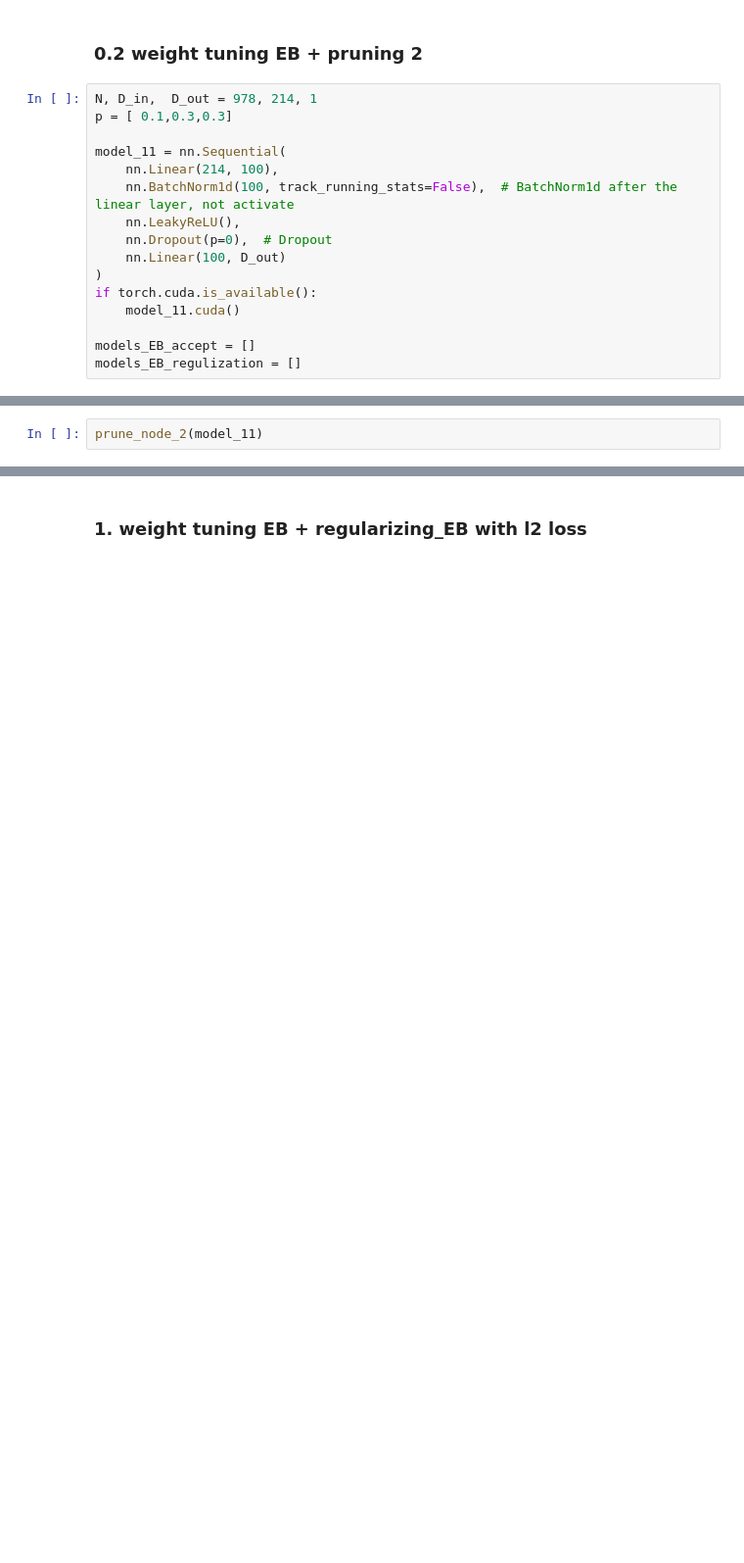
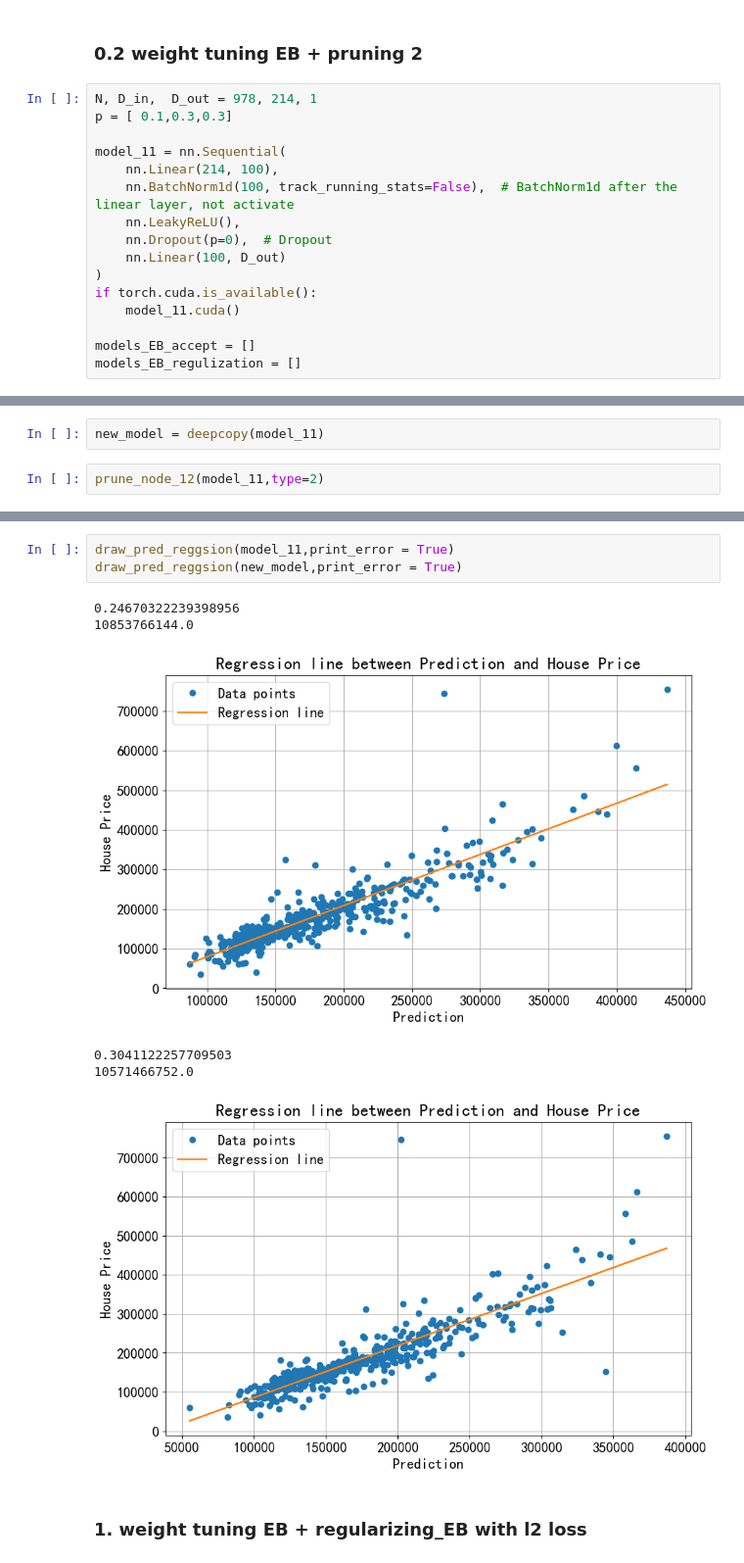
Before and after one commit to IanKu304/New_Learning_Algorithm_HW_SalePrice_predict, a Jupyter notebook: for presentation.ipynb, the cells around one changed output, grey strips where cells are left out. Shown at 98% size. Saved outputs shown, nothing was run; the diff lists cells and outputs as text; blank space fills up the shorter version.

```diff
--- a/for presentation.ipynb
+++ b/for presentation.ipynb
@@ -479,2 +540,0 @@ draw_pred_reggsion(model_11,print_error = True)
-# %%
-prune_node_2(model_11)
@@ -498,0 +541,4 @@ Epoch 43: Loss In 0.0619
+# %%
+new_model = deepcopy(model_11)
+# %%
+prune_node_12(model_11,type=2)
@@ -499,3 +570,13 @@ Epoch 43: Loss In 0.0619
+# %%
+draw_pred_reggsion(model_11,print_error = True)
+draw_pred_reggsion(new_model,print_error = True)
+# %% [output]
+0.24670322239398956
+10853766144.0
+[figure, added]
+0.3041122257709503
+10571466752.0
+[figure, added]
 # %% [markdown]
 ### 1. weight tuning EB  + regularizing_EB with l2  loss
 # %% [markdown]
```
Also changed, not shown: parts of 15 cells of this notebook.
